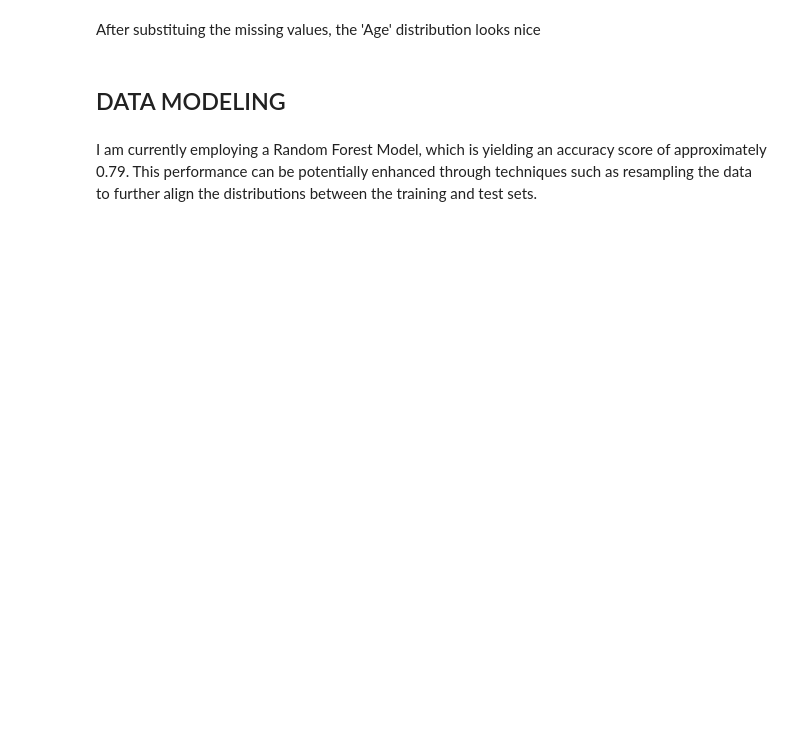
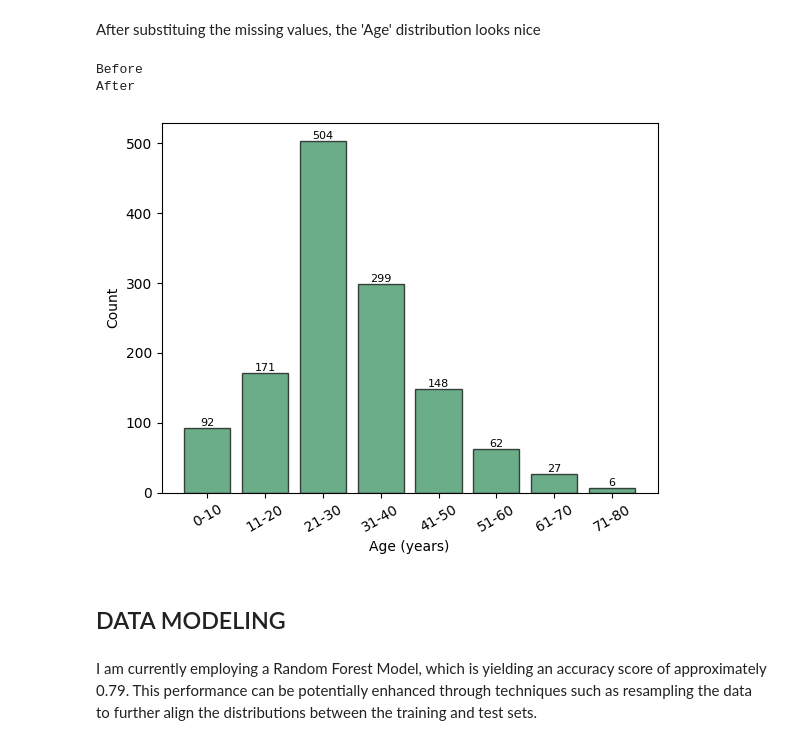
Before and after one commit to PrFis/Kaggle-Titanic_datset, a Jupyter notebook: titanic-data-analysis.ipynb, the cells around one changed output. Saved outputs shown, nothing was run; the diff lists cells and outputs as text; code cells hidden in the pictures; blank space fills up the shorter version.

Commit message:
Kaggle Notebook | Titanic data analysis | Version 10

```diff
--- a/titanic-data-analysis.ipynb
+++ b/titanic-data-analysis.ipynb
@@ -141,7 +141,7 @@ def Age_analysis(df, fname, showgraph, freq):
 
     if freq:
         # Plot histogram showing frequency of passengers by age bins
-        Histogram_plot(Age_surv_X, Age_count, "Age (years)", "Frequency", ["0-10", "11-20", "21-30", "31-40", "41-50", "51-60", "61-70", "71-80"], 30, 'seagreen', 8, fname, showgraph)
+        Histogram_plot(Age_surv_X, Age_count, "Age (years)", "Count", ["0-10", "11-20", "21-30", "31-40", "41-50", "51-60", "61-70", "71-80"], 30, 'seagreen', 8, fname, showgraph)
     else:
         # Plot histogram showing survival rates by age bins
         Histogram_plot(Age_surv_X, Age_surv_count, "Age (years)", "Fraction of survivors (%)", ["0-10", "11-20", "21-30", "31-40", "41-50", "51-60", "61-70", "71-80"], 30, 'seagreen', 8, fname, showgraph)
@@ -691,11 +740,15 @@ full_data.loc[full_data.Age.isna(), 'Age'] = predict_ages
  After substituing the missing values, the 'Age' distribution looks nice
 # %%
 print("Before")
-Age_analysis(full_data_backup, "/kaggle/working/TrainData_AgeData", 1,1)
+Age_analysis(full_data_backup, "/kaggle/working/TrainData_AgeData", 0,1)
 print("After")
-Age_analysis(full_data, "/kaggle/working/TrainData_AgeTempData", 1,1)
+Age_analysis(full_data, "/kaggle/working/TrainData_AgeTempData", 0,1)
 full_data["Age_is_rare"] = False
 full_data.loc[full_data.Age>60, "Age_is_rare"] = True
+# %% [output]
+Before
+After
+[figure, added]
 # %% [markdown]
 ## DATA MODELING
 # %%
```
Also changed, not shown: parts of 7 cells of this notebook.
